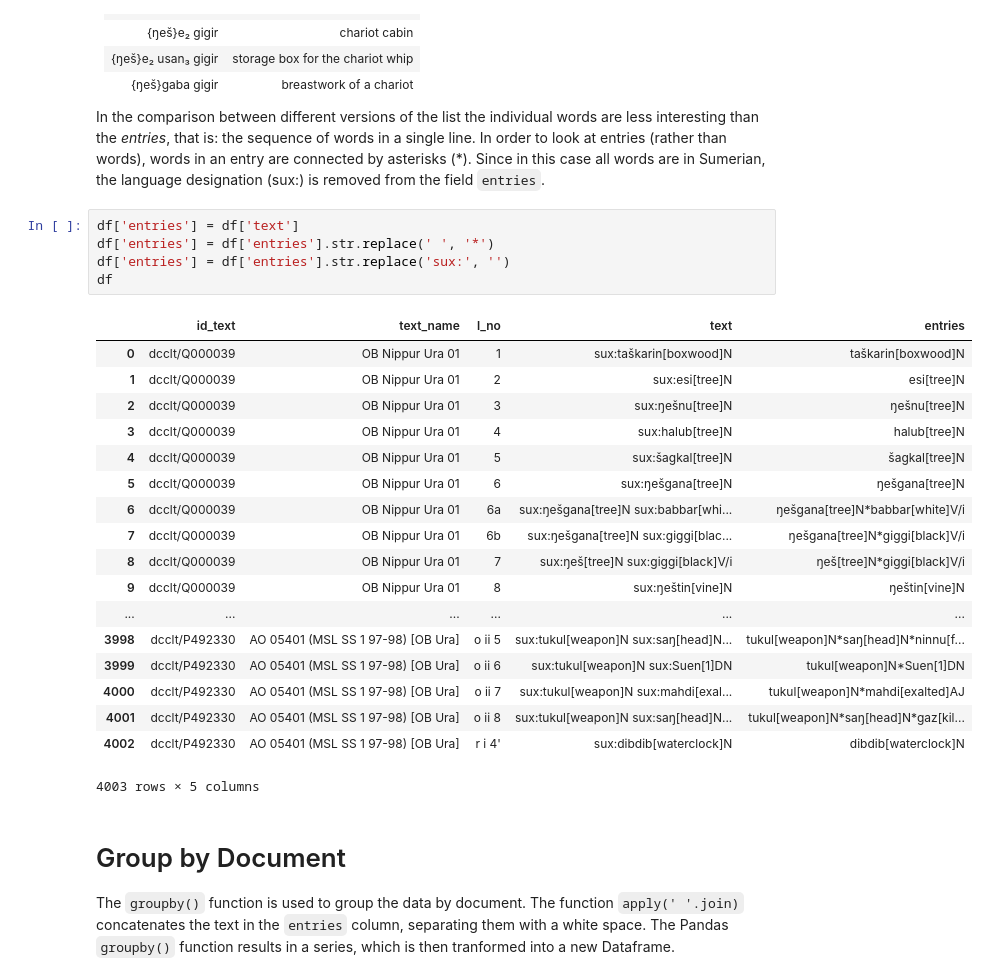
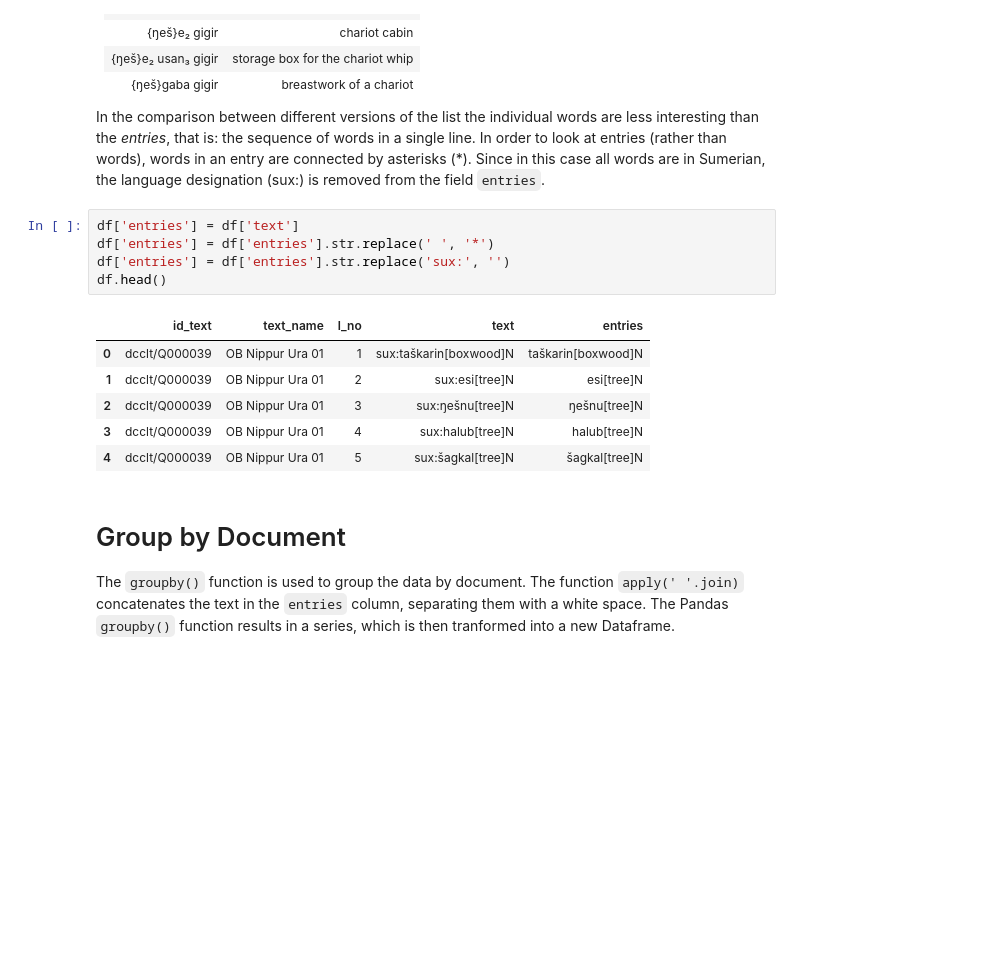
Before and after one commit to ErinBecker/digital-humanities-phylogenetics, a Jupyter notebook: scripts/Exploration_OB_wood.ipynb, the cells around one changed output. Cells and saved outputs as stored; diff of their text form; blank space fills up the shorter version.

```diff
--- a/scripts/Exploration_OB_wood.ipynb
+++ b/scripts/Exploration_OB_wood.ipynb
@@ -119,27 +107,15 @@ In the comparison between different versions of the list the individual words ar
 # %%
 df['entries'] = df['text']
 df['entries'] = df['entries'].str.replace(' ', '*')
 df['entries'] = df['entries'].str.replace('sux:', '')
-df
+df.head()
 # %% [output]
 |  | id_text | text_name | l_no | text | entries |
 | 0 | dcclt/Q000039 | OB Nippur Ura 01 | 1 | sux:taškarin[boxwood]N | taškarin[boxwood]N |
 | 1 | dcclt/Q000039 | OB Nippur Ura 01 | 2 | sux:esi[tree]N | esi[tree]N |
 | 2 | dcclt/Q000039 | OB Nippur Ura 01 | 3 | sux:ŋešnu[tree]N | ŋešnu[tree]N |
 | 3 | dcclt/Q000039 | OB Nippur Ura 01 | 4 | sux:halub[tree]N | halub[tree]N |
 | 4 | dcclt/Q000039 | OB Nippur Ura 01 | 5 | sux:šagkal[tree]N | šagkal[tree]N |
-| 5 | dcclt/Q000039 | OB Nippur Ura 01 | 6 | sux:ŋešgana[tree]N | ŋešgana[tree]N |
-| 6 | dcclt/Q000039 | OB Nippur Ura 01 | 6a | sux:ŋešgana[tree]N sux:babbar[whi... | ŋešgana[tree]N*babbar[white]V/i |
-| 7 | dcclt/Q000039 | OB Nippur Ura 01 | 6b | sux:ŋešgana[tree]N sux:giggi[blac... | ŋešgana[tree]N*giggi[black]V/i |
-| 8 | dcclt/Q000039 | OB Nippur Ura 01 | 7 | sux:ŋeš[tree]N sux:giggi[black]V/i | ŋeš[tree]N*giggi[black]V/i |
-| 9 | dcclt/Q000039 | OB Nippur Ura 01 | 8 | sux:ŋeštin[vine]N | ŋeštin[vine]N |
-| ... | ... | ... | ... | ... | ... |
-| 3998 | dcclt/P492330 | AO 05401 (MSL SS 1 97-98) [OB Ura] | o ii 5 | sux:tukul[weapon]N sux:saŋ[head]N... | tukul[weapon]N*saŋ[head]N*ninnu[f... |
-| 3999 | dcclt/P492330 | AO 05401 (MSL SS 1 97-98) [OB Ura] | o ii 6 | sux:tukul[weapon]N sux:Suen[1]DN | tukul[weapon]N*Suen[1]DN |
-| 4000 | dcclt/P492330 | AO 05401 (MSL SS 1 97-98) [OB Ura] | o ii 7 | sux:tukul[weapon]N sux:mahdi[exal... | tukul[weapon]N*mahdi[exalted]AJ |
-| 4001 | dcclt/P492330 | AO 05401 (MSL SS 1 97-98) [OB Ura] | o ii 8 | sux:tukul[weapon]N sux:saŋ[head]N... | tukul[weapon]N*saŋ[head]N*gaz[kil... |
-| 4002 | dcclt/P492330 | AO 05401 (MSL SS 1 97-98) [OB Ura] | r i 4' | sux:dibdib[waterclock]N | dibdib[waterclock]N |
-4003 rows × 5 columns
 # %% [markdown]
 # Group by Document
 The `groupby()` function is used to group the data by document. The function `apply(' '.join)` concatenates the text in the `entries` column, separating them with a white space. The Pandas `groupby()` function results in a series, which is then tranformed into a new Dataframe.
```
Also changed, not shown: parts of 10 cells of this notebook.
